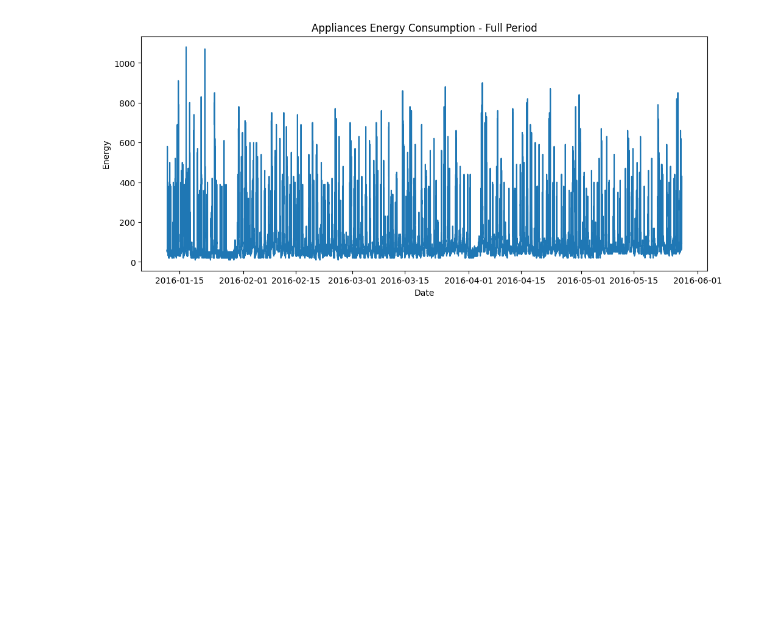
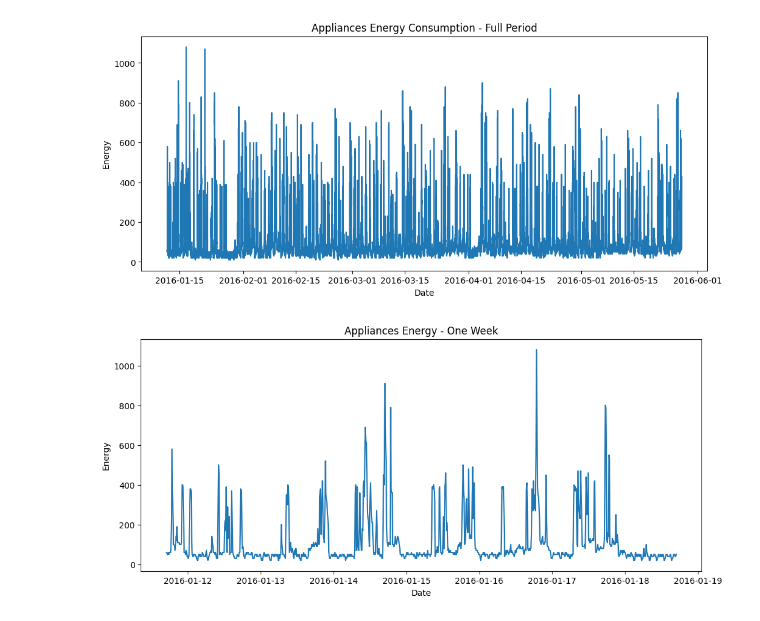
Before and after one commit to ali-farshad/Homework1-ME5920, a Jupyter notebook: 2_2.ipynb, the cells around one changed output. Cells and saved outputs as stored; diff of their text form; code cells hidden in the pictures; blank space fills up the shorter version.

```diff
--- a/2_2.ipynb
+++ b/2_2.ipynb
@@ -30,3 +30,14 @@ plt.ylabel("Energy")
 plt.show()
 # %% [output]
 [figure]
+# %%
+one_week = df.iloc[:7*24*6]
+
+plt.figure(figsize=(12,5))
+plt.plot(one_week['date'], one_week['Appliances'])
+plt.title("Appliances Energy - One Week")
+plt.xlabel("Date")
+plt.ylabel("Energy")
+plt.show()
+# %% [output]
+[figure, added]
```
Also changed, not shown: parts of 2 cells of this notebook.
